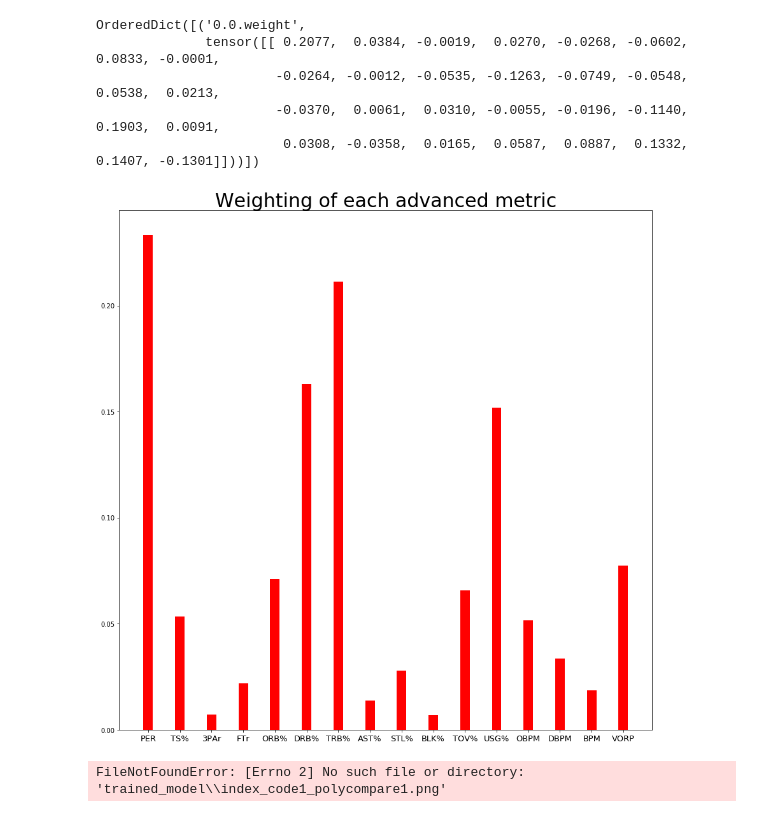
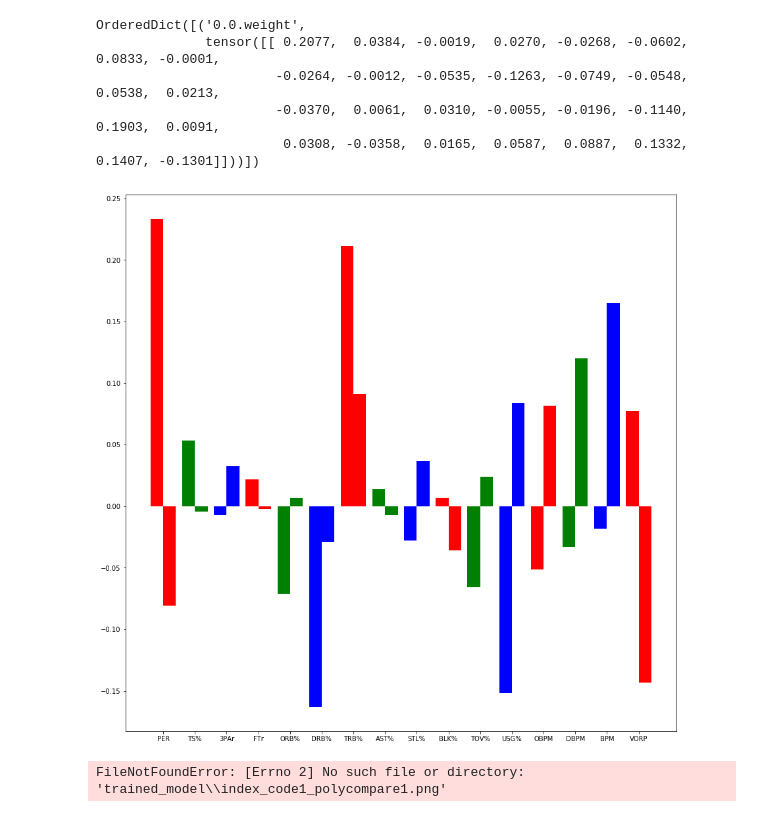
Before and after one commit to ickletsmulet/ECE-143-Group-19, a Jupyter notebook: Version4.1.ipynb, the cells around one changed output. Cells and saved outputs as stored; diff of their text form; code cells hidden in the pictures.

Commit message:
Revert "visual"
This reverts commit 7fd08eeeb67411f2abbce1f013e156afb3cd1fc6.

```diff
--- a/Version4.1.ipynb
+++ b/Version4.1.ipynb
@@ -311,22 +311,19 @@ OrderedDict([('0.0.weight',
 # %%
 # Load the existing model and compare it with a newly-trained one
 model_compare = torch.load('trained_model/index_code1_poly2.2.fit')
 model_compare.state_dict()
 weight = model_compare.state_dict()['0.0.weight'][0]
-weight = np.array(weight)
-weight = np.abs(weight)
-bar_width = 0.3
+bar_width = 0.4
 x_axis = np.arange(len(data_name))
 y_axis_1 = tuple(weight[:16])
 y_axis_2 = tuple(weight[16:32])
-poly1 = plt.bar(x_axis, y_axis_1, bar_width, color='r')
-#poly2 = plt.bar(x_axis + 0.3, y_axis_2, bar_width, color='b')
-plt.xticks(x_axis , data_name,fontsize=13)
+poly1 = plt.bar(x_axis, y_axis_1, bar_width, color='rgb')
+poly2 = plt.bar(x_axis + 0.4, y_axis_2, bar_width, color='rgb')
+plt.xticks(x_axis + 0.2, data_name)
 plt.gcf().set_size_inches(15, 15)
-plt.title('Weighting of Each Advanced metric',fontsize=30)
 plt.savefig('trained_model\index_code1_poly2.2.png')
 # %% [output]
-[figure, old version]
+[figure, new version]
 # %%
 import matplotlib.image as mpimg#mpimg
 show_his = [None]*6
```
Also changed, not shown: parts of 2 cells of this notebook, 1 other file.
